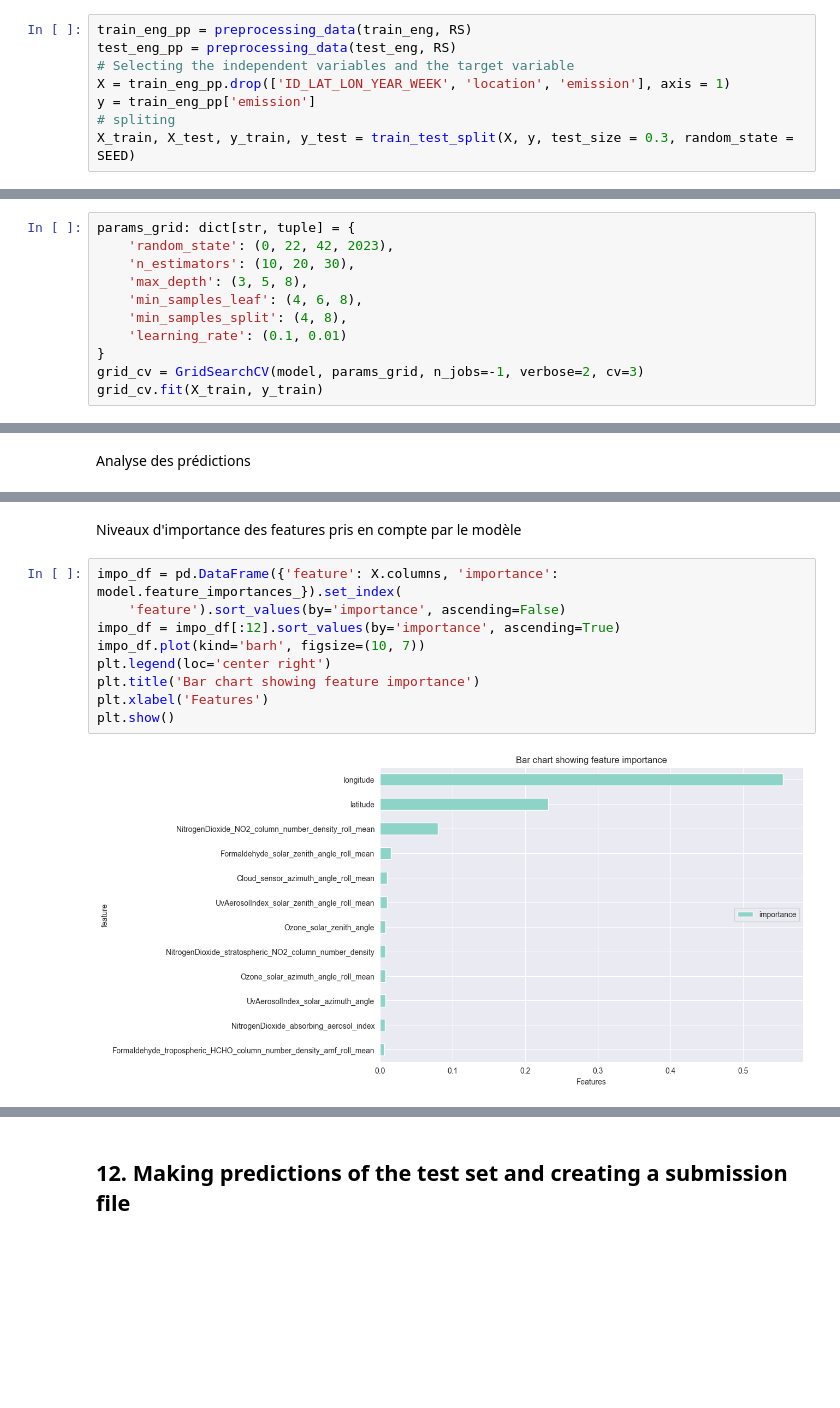
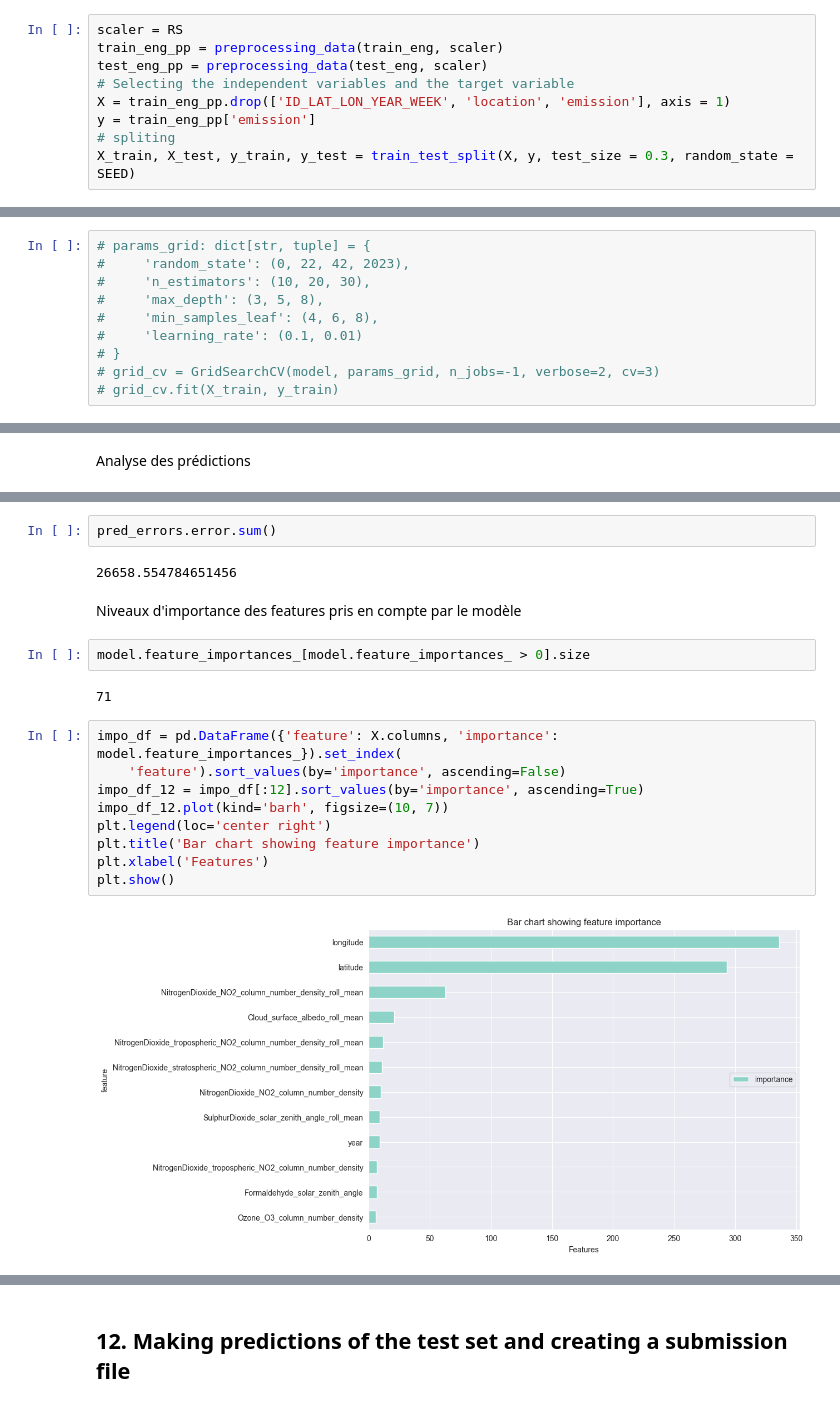
Before and after one commit to justekouassi/UmojaHack-Africa-2023-Beginner, a Jupyter notebook: EY_Carbon.ipynb, the cells around one changed output, grey strips where cells are left out. Drawn from its saved outputs; the diff is of its cells as text; blank space fills up the shorter version.

```diff
--- a/EY_Carbon.ipynb
+++ b/EY_Carbon.ipynb
@@ -481,8 +481,9 @@ def preprocessing_data(data: pd.DataFrame, scaler) -> pd.DataFrame:
     data1[data1.columns] = scaler.fit_transform(data1)
     return data1
 # %%
-train_eng_pp = preprocessing_data(train_eng, RS)
-test_eng_pp = preprocessing_data(test_eng, RS)
+scaler = RS
+train_eng_pp = preprocessing_data(train_eng, scaler)
+test_eng_pp = preprocessing_data(test_eng, scaler)
 # Selecting the independent variables and the target variable
 X = train_eng_pp.drop(['ID_LAT_LON_YEAR_WEEK', 'location', 'emission'], axis = 1)
 y = train_eng_pp['emission']
@@ -525,15 +526,14 @@ RMSE Score : 2.642771059992841
 # %% [markdown]
 ### Amélioration avec GridSearchCV
 # %%
-params_grid: dict[str, tuple] = {
-    'random_state': (0, 22, 42, 2023),
-    'n_estimators': (10, 20, 30),
-    'max_depth': (3, 5, 8),
-    'min_samples_leaf': (4, 6, 8),
-    'min_samples_split': (4, 8),
-    'learning_rate': (0.1, 0.01)
-}
-grid_cv = GridSearchCV(model, params_grid, n_jobs=-1, verbose=2, cv=3)
-grid_cv.fit(X_train, y_train)
+# params_grid: dict[str, tuple] = {
+#     'random_state': (0, 22, 42, 2023),
+#     'n_estimators': (10, 20, 30),
+#     'max_depth': (3, 5, 8),
+#     'min_samples_leaf': (4, 6, 8),
+#     'learning_rate': (0.1, 0.01)
+# }
+# grid_cv = GridSearchCV(model, params_grid, n_jobs=-1, verbose=2, cv=3)
+# grid_cv.fit(X_train, y_train)
 # %% [output]
 Fitting 3 folds for each of 432 candidates, totalling 1296 fits
@@ -591,14 +605,22 @@ pred_errors
 20610 rows × 7 columns
+# %%
+pred_errors.error.sum()
+# %% [output]
+26658.554784651456
 # %% [markdown]
 Niveaux d'importance des features pris en compte par le modèle
+# %%
+model.feature_importances_[model.feature_importances_ > 0].size
+# %% [output]
+71
 # %%
 impo_df = pd.DataFrame({'feature': X.columns, 'importance': model.feature_importances_}).set_index(
     'feature').sort_values(by='importance', ascending=False)
-impo_df = impo_df[:12].sort_values(by='importance', ascending=True)
-impo_df.plot(kind='barh', figsize=(10, 7))
+impo_df_12 = impo_df[:12].sort_values(by='importance', ascending=True)
+impo_df_12.plot(kind='barh', figsize=(10, 7))
 plt.legend(loc='center right')
 plt.title('Bar chart showing feature importance')
 plt.xlabel('Features')
 plt.show()
 # %% [output]
-[figure, old version]
+[figure, new version]
```
Also changed, not shown: parts of 22 cells of this notebook, 7 other files.
